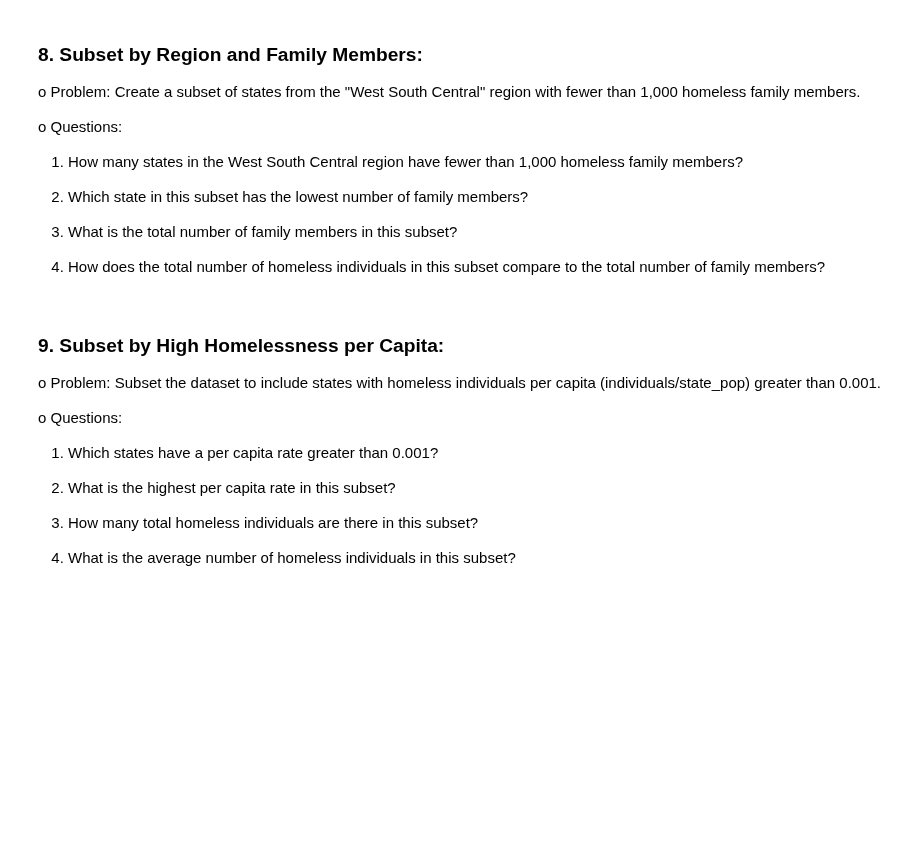
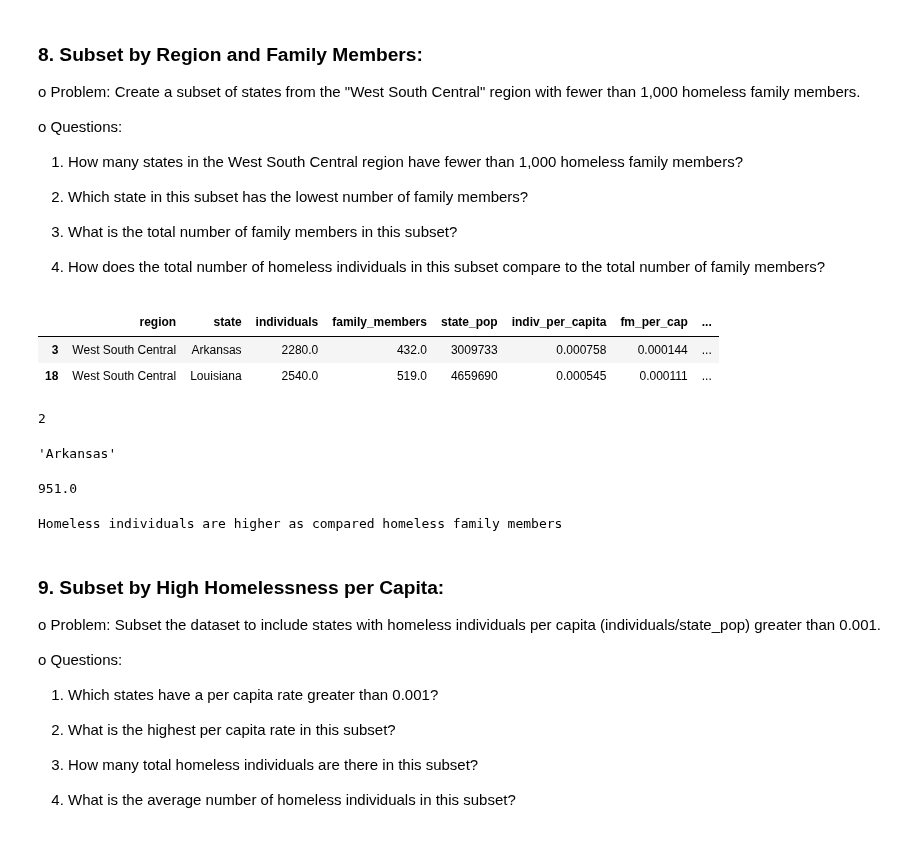
Before and after one commit to S827/python-programs, a Jupyter notebook: EDAPractice/DMWithPandas/CH1_TransformingDataframes/Homelessness_Exercise.ipynb, the cells around one changed output. Saved outputs shown, nothing was run; the diff lists cells and outputs as text; code cells hidden in the pictures; blank space fills up the shorter version.

Commit message:
added subsetting problem 8 solution

```diff
--- a/EDAPractice/DMWithPandas/CH1_TransformingDataframes/Homelessness_Exercise.ipynb
+++ b/EDAPractice/DMWithPandas/CH1_TransformingDataframes/Homelessness_Exercise.ipynb
@@ -1109,6 +1112,40 @@ o	Questions:
 3.	What is the total number of family members in this subset?
 
 4.	How does the total number of homeless individuals in this subset compare to the total number of family members?
+# %%
+hl_reg_fam = homeless[(homeless['region'] == 'West South Central') & (homeless['family_members'] < 1000)]
+hl_reg_fam
+# %% [output]
+|  | region | state | individuals | family_members | state_pop | indiv_per_capita | fm_per_cap | ... |
+| 3 | West South Central | Arkansas | 2280.0 | 432.0 | 3009733 | 0.000758 | 0.000144 | ... |
+| 18 | West South Central | Louisiana | 2540.0 | 519.0 | 4659690 | 0.000545 | 0.000111 | ... |
+# %%
+# 1.	How many states in the West South Central region have fewer than 1,000 homeless family members?
+ct_st_wscr = len(hl_reg_fam)
+ct_st_wscr
+# %% [output]
+2
+# %%
+# 2.	Which state in this subset has the lowest number of family members?
+st_l_hl_fam = hl_reg_fam.sort_values('family_members').iloc[0, 1]
+st_l_hl_fam
+# %% [output]
+'Arkansas'
+# %%
+# 3.	What is the total number of family members in this subset?
+tot_fam_mem = hl_reg_fam['family_members'].sum()
+tot_fam_mem
+# %% [output]
+951.0
+# %%
+# 4.	How does the total number of homeless individuals in this subset compare to the total number of family members?
+tot_hl_indiv = hl_reg_fam['individuals'].sum()
+if tot_fam_mem > tot_hl_indiv:
+    print('Homeless family members are higher as compared homeless individuals')
+else:
+    print('Homeless individuals are higher as compared homeless family members')
+# %% [output]
+Homeless individuals are higher as compared homeless family members
 # %% [markdown]
 ### 9.	Subset by High Homelessness per Capita:
 o	Problem: Subset the dataset to include states with homeless individuals per capita (individuals/state_pop) greater than 0.001.
```
Also changed, not shown: parts of 1 cell of this notebook.
